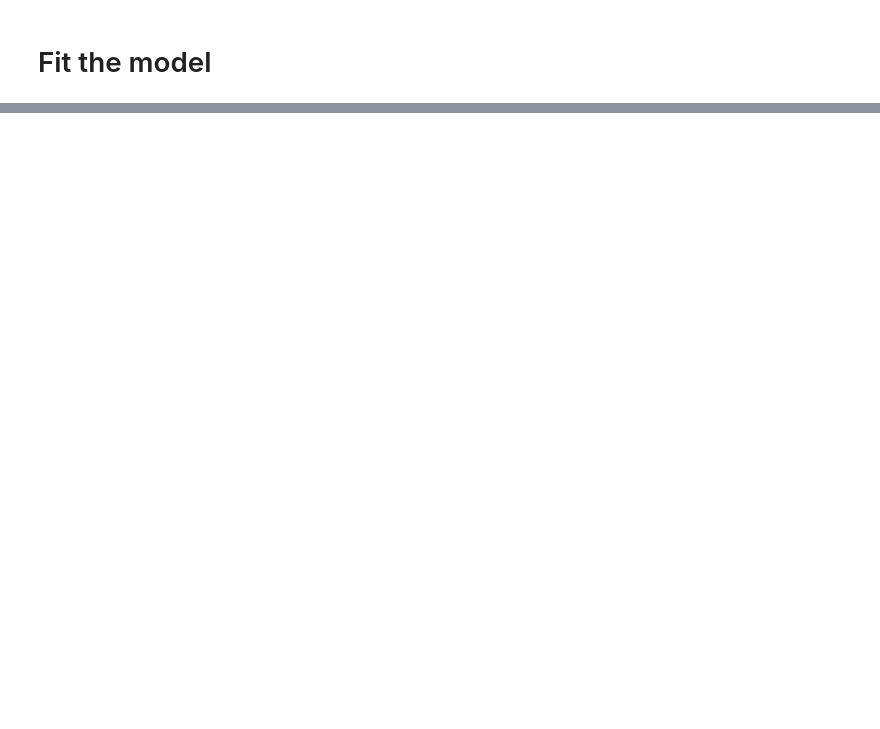
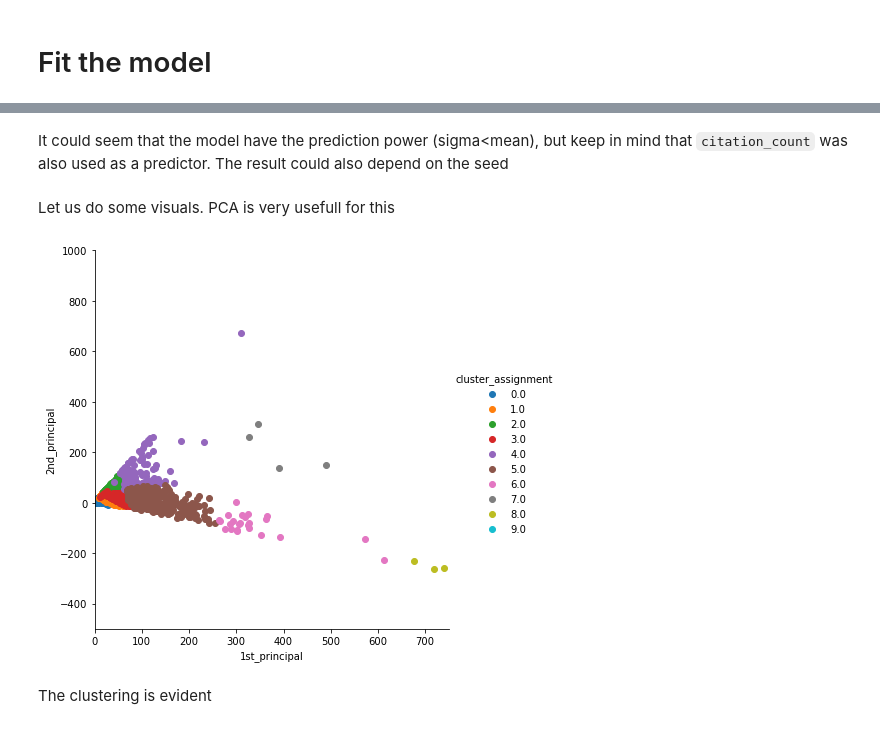
Before and after one commit to ALuchinsky/Spring2022_CS6500, a Jupyter notebook: notebooks/bisectingKMeans.ipynb, the cells around one changed output, grey strips where cells are left out. Drawn from its saved outputs; the diff is of its cells as text; code cells hidden in the pictures; blank space fills up the shorter version.

```diff
--- a/notebooks/bisectingKMeans.ipynb
+++ b/notebooks/bisectingKMeans.ipynb
@@ -151,4 +117,0 @@ Text(0, 0.5, 'Silhouette Score')
-# %%
-BKMeans_=BisectingKMeans(featuresCol='features', k=4)
-BKMeans_Model=BKMeans_.fit(assembled_data)
-BKMeans_transform=BKMeans_Model.transform(assembled_data)
@@ -240,0 +120,10 @@ only showing top 20 rows
+# %%
+for seed in range(10):
+    BKMeans_=BisectingKMeans(featuresCol='features', k=10, seed = seed)
+    BKMeans_Model=BKMeans_.fit(assembled_data)
+    BKMeans_transform=BKMeans_Model.transform(assembled_data)
+    print("seed=", seed, "\t",
+        list(BKMeans_Model.summary.predictions.groupby("prediction").count().sort(desc("count")).toPandas()["count"]),
+        "\t",
+        [round(C[0],2) for C in BKMeans_Model.clusterCenters()]
+    )
@@ -240,0 +166,32 @@ only showing top 20 rows
+# %% [markdown]
+It could seem that the model have the prediction power (sigma<mean), but keep in mind that `citation_count` was also used as a predictor.
+The result could also depend on the seed
+# %% [markdown]
+Let us do some visuals. PCA is very usefull for this
+# %%
+from pyspark.ml.feature import PCA as PCAml
+pca = PCAml(k=2, inputCol="features", outputCol="pca")
+pca_model = pca.fit(assembled_data)
+pca_transformed = pca_model.transform(assembled_data)
+
+import numpy as np
+X_pca = pca_transformed.rdd.map(lambda row: row.pca).collect()
+X_pca = np.array(X_pca)
+
+
+cluster_assignment = np.array(BKMeans_transform.rdd.map(lambda row: row.prediction).collect()).reshape(-1,1)
+
+import seaborn as sns
+import matplotlib.pyplot as plt
+import pandas as pd
+pca_data = np.hstack((X_pca,cluster_assignment))
+
+pca_df = pd.DataFrame(data=pca_data, columns=("1st_principal", "2nd_principal","cluster_assignment"))
+sns.FacetGrid(pca_df,hue="cluster_assignment", height=6).map(plt.scatter, '1st_principal', '2nd_principal' ).add_legend()
+plt.xlim(0, 750)
+plt.ylim(-500, 1000)
+plt.show()
+# %% [output]
+[figure, added]
+# %% [markdown]
+The clustering is evident
```
Also changed, not shown: parts of 20 cells of this notebook, 1 other file.
